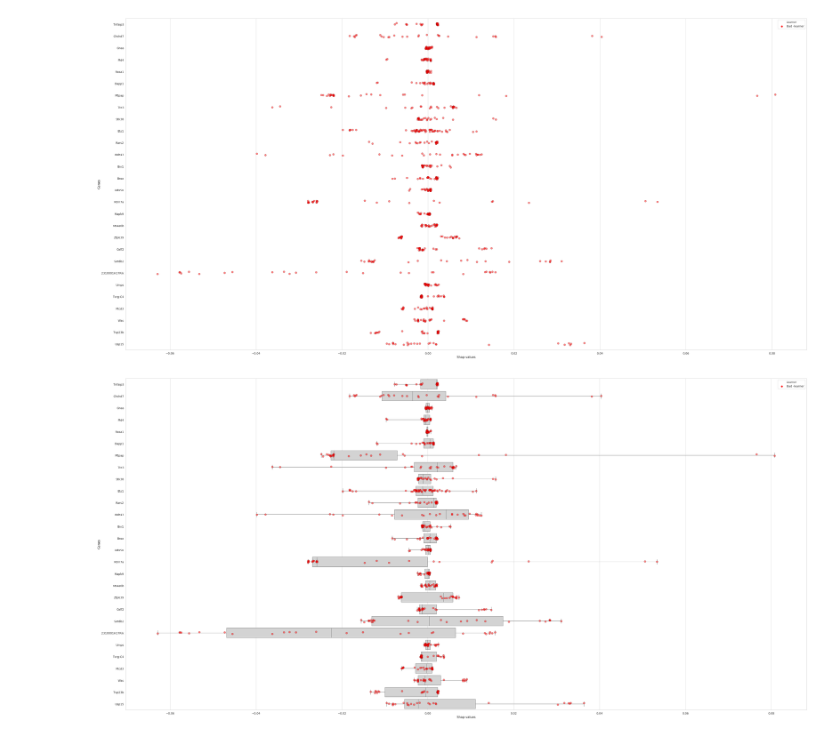
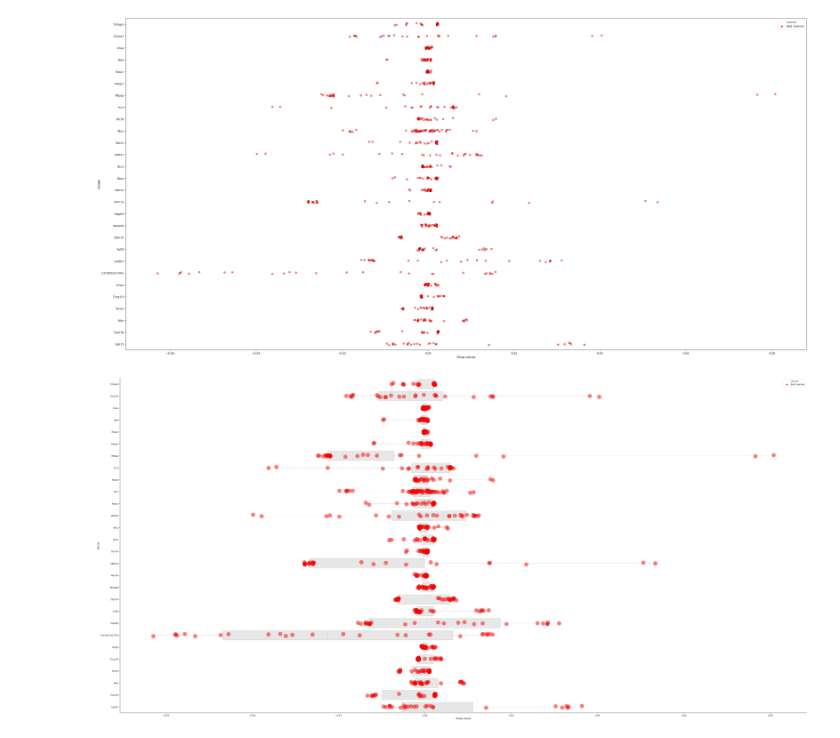
Before and after one commit to DipankarJDutta/DipankarJDutta-Biomarker-discovery-from-B-T-cells-in-FASD-GDM-with-LSTM, a Jupyter notebook: LSTM_Shap-values_samples ranked by LI_stripplot-boxplot_BLonly.ipynb, the cells around one changed output. Drawn from its saved outputs; the diff is of its cells as text; code cells hidden in the pictures.

Commit message:
BL only - Stripplot + Boxplot

```diff
--- a/LSTM_Shap-values_samples ranked by LI_stripplot-boxplot_BLonly.ipynb
+++ b/LSTM_Shap-values_samples ranked by LI_stripplot-boxplot_BLonly.ipynb
@@ -54,7 +54,12 @@ dataset.describe()
 | max | 0.080800 |
 # %%
 # Set Seaborn Style defaults
-sns.set(style = 'whitegrid', font= 'sans-serif', font_scale=1.25)
+
+# White background; font size and ratio
+sns.set(style = 'white', font= 'sans-serif', font_scale=1.25)
+
+# Mark ticks on the X and Y axis
+sns.set_style("ticks")
 # %%
 # Strip plot:
 #Set up Matplotlib figure
@@ -74,13 +79,16 @@ plt.savefig ('Strip-plot_shap_LSTM_BL_NOT-dodged.svg', format = 'svg')
 # %% [output]
 [figure]
 # %%
-#Set up boxplot on top of non-dodged strip-plot
+#Set up boxplot on top of dodged strip-plot
 #Set up Matplotlib figure
-f,ax = plt.subplots(figsize=(60,30))
-ax = sns.boxplot(x='Shap-values', y='Genes', data=dataset, whis=np.inf, color='lightgrey' )
-ax = sns.stripplot(x='Shap-values', y='Genes', hue='Learner', data=dataset, linewidth=0.5, dodge=False, size = 10, edgecolor = 'black', alpha=0.50)
+f,ax = plt.subplots(figsize=(75,37.5))
+ax = sns.boxplot(x='Shap-values', y='Genes', data=dataset, whis=np.inf, color='#e7e7e7', linewidth=0.5)
+ax = sns.stripplot(x='Shap-values', y='Genes', hue='Learner', data=dataset, linewidth=0.25, dodge=True, size = 25, edgecolor = 'black', alpha=0.50, jitter=True)
+
+# Remove top and right border
+sns.despine()
 
 #Save figure as svg
-plt.savefig ('Strip-plot_box-plot_shap_LSTM_BL_NOT-dodged.svg', format = 'svg')
+plt.savefig ('Strip-plot_box-plot_shap_LSTM_BL.svg', format = 'svg')
 # %% [output]
-[figure, old version]
+[figure, new version]
```
Also changed, not shown: parts of 1 cell of this notebook.
